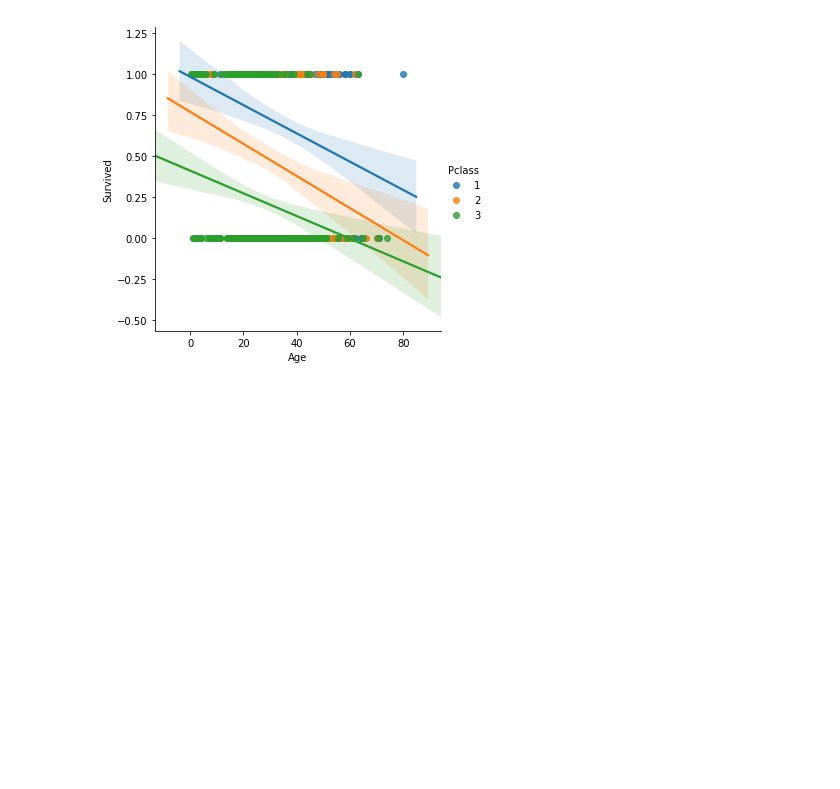
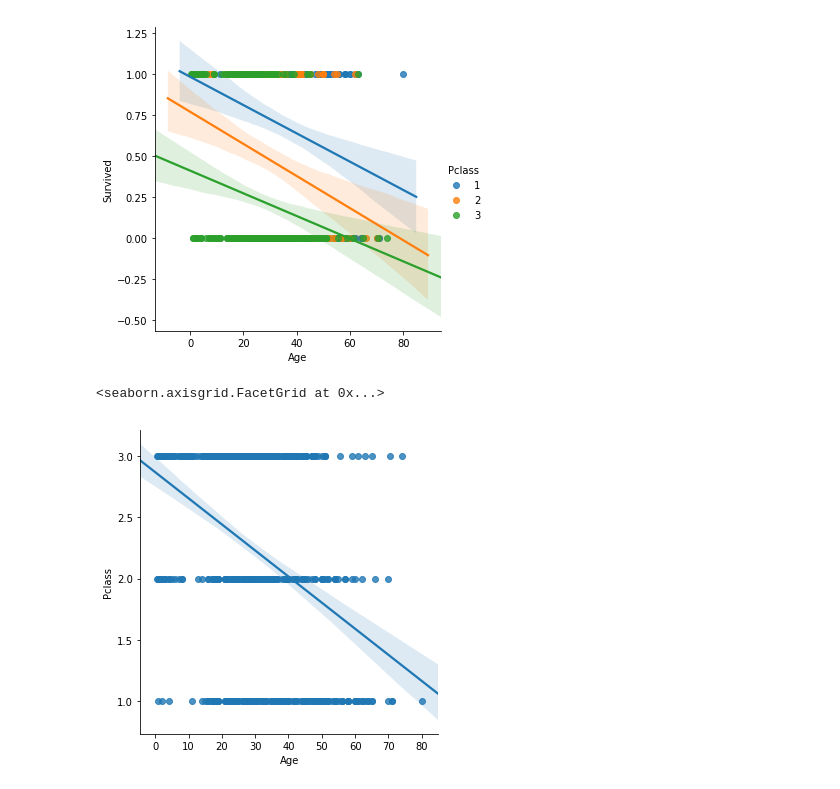
Before and after one commit to hkacmaz/Titanic-Passenger-Survivors, a Jupyter notebook: Titanic Survivors Analysis.ipynb, the cells around one changed output. Drawn from its saved outputs; the diff is of its cells as text; code cells hidden in the pictures; blank space fills up the shorter version.

```diff
--- a/Titanic Survivors Analysis.ipynb
+++ b/Titanic Survivors Analysis.ipynb
@@ -318,3 +318,8 @@ sns.lmplot('Age','Survived',titanic_dataframe,hue='Pclass')
 # %% [output]
 <seaborn.axisgrid.FacetGrid at 0x...>
 [figure]
+# %%
+sns.lmplot('Age','Pclass',data=titanic_dataframe)
+# %% [output]
+<seaborn.axisgrid.FacetGrid at 0x...>
+[figure, added]
```
Also changed, not shown: parts of 2 cells of this notebook.
